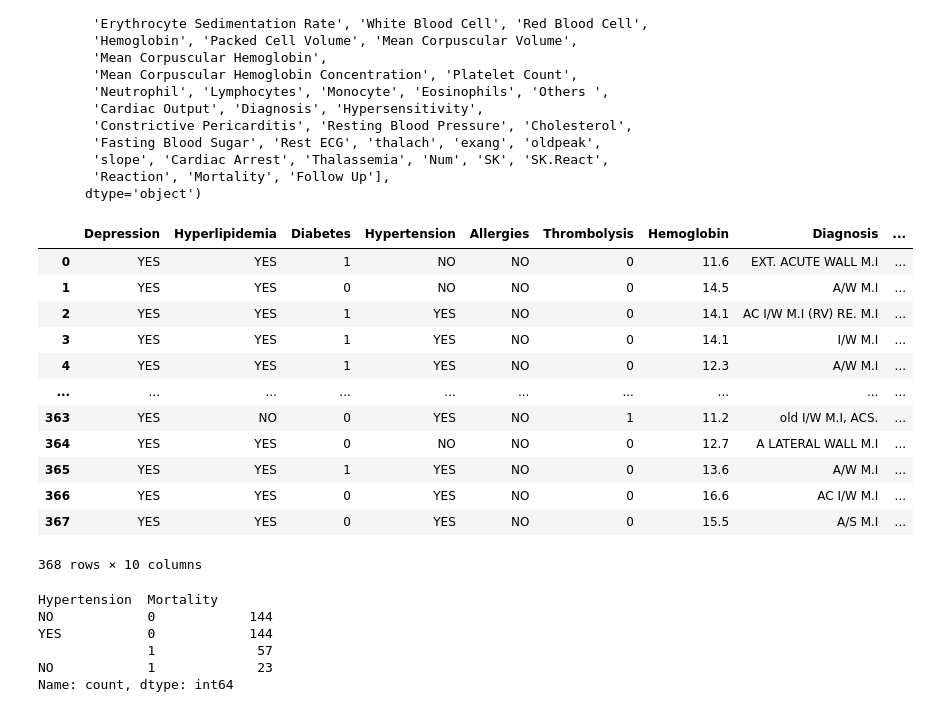
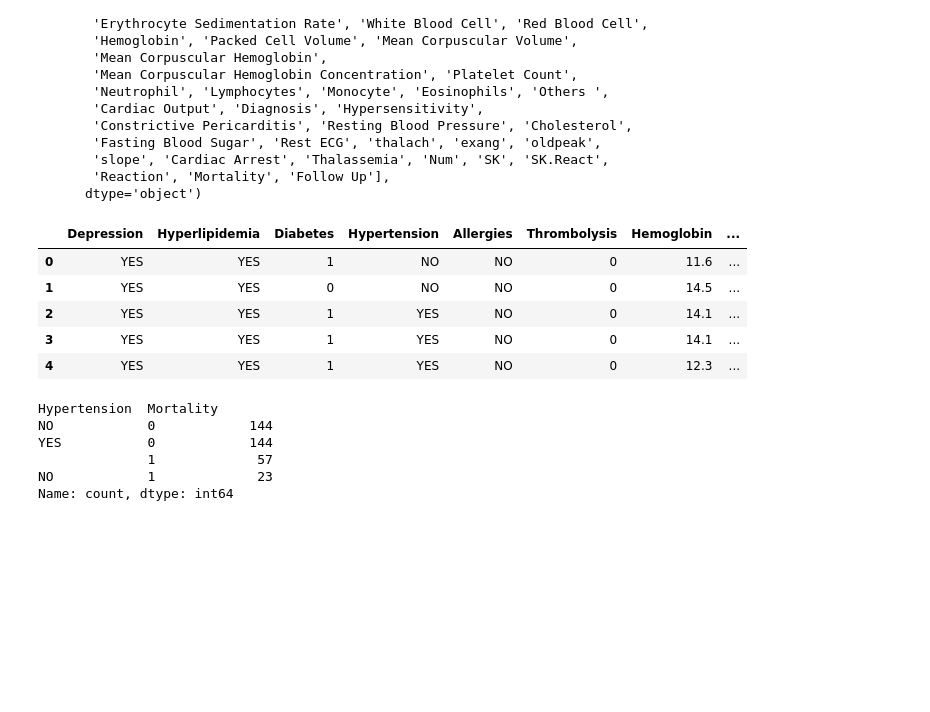
Before and after one commit to Vvlaid/Project-1, a Jupyter notebook: life_expectancy.ipynb, the cells around one changed output. Drawn from its saved outputs; the diff is of its cells as text; code cells hidden in the pictures; blank space fills up the shorter version.

```diff
--- a/life_expectancy.ipynb
+++ b/life_expectancy.ipynb
@@ -84,27 +85,18 @@ Index(['Age', 'Age Group', 'Gender', 'Locality', 'Marital Status',
 # %%
 # Get values within certain columns for medical conditions
 medical_history = fic_df[['Depression', 'Hyperlipidemia',
        'Diabetes', 'Hypertension', 'Allergies',
-       'Thrombolysis', 'Hemoglobin', 'Diagnosis',
+       'Thrombolysis', 'Hemoglobin',
        'Hypersensitivity', 'Mortality']]
 
-# Create copy of Dataframe to have original format
-medical_history_copy = medical_history
-
-medical_history
+# Showing the new Dataframe
+medical_history.head()
 # %% [output]
-|  | Depression | Hyperlipidemia | Diabetes | Hypertension | Allergies | Thrombolysis | Hemoglobin | Diagnosis | ... |
-| 0 | YES | YES | 1 | NO | NO | 0 | 11.6 | EXT. ACUTE WALL M.I | ... |
-| 1 | YES | YES | 0 | NO | NO | 0 | 14.5 | A/W M.I | ... |
-| 2 | YES | YES | 1 | YES | NO | 0 | 14.1 | AC I/W M.I (RV) RE. M.I | ... |
-| 3 | YES | YES | 1 | YES | NO | 0 | 14.1 | I/W M.I | ... |
-| 4 | YES | YES | 1 | YES | NO | 0 | 12.3 | A/W M.I | ... |
-| ... | ... | ... | ... | ... | ... | ... | ... | ... | ... |
-| 363 | YES | NO | 0 | YES | NO | 1 | 11.2 | old I/W M.I, ACS. | ... |
-| 364 | YES | YES | 0 | NO | NO | 0 | 12.7 | A LATERAL WALL M.I | ... |
-| 365 | YES | YES | 1 | YES | NO | 0 | 13.6 | A/W M.I | ... |
-| 366 | YES | YES | 0 | YES | NO | 0 | 16.6 | AC I/W M.I | ... |
-| 367 | YES | YES | 0 | YES | NO | 0 | 15.5 | A/S M.I | ... |
+|  | Depression | Hyperlipidemia | Diabetes | Hypertension | Allergies | Thrombolysis | Hemoglobin | ... |
+| 0 | YES | YES | 1 | NO | NO | 0 | 11.6 | ... |
+| 1 | YES | YES | 0 | NO | NO | 0 | 14.5 | ... |
+| 2 | YES | YES | 1 | YES | NO | 0 | 14.1 | ... |
+| 3 | YES | YES | 1 | YES | NO | 0 | 14.1 | ... |
+| 4 | YES | YES | 1 | YES | NO | 0 | 12.3 | ... |
-368 rows × 10 columns
 # %%
 # Gather mortality count per medical condition
```
Also changed, not shown: parts of 12 cells of this notebook.
